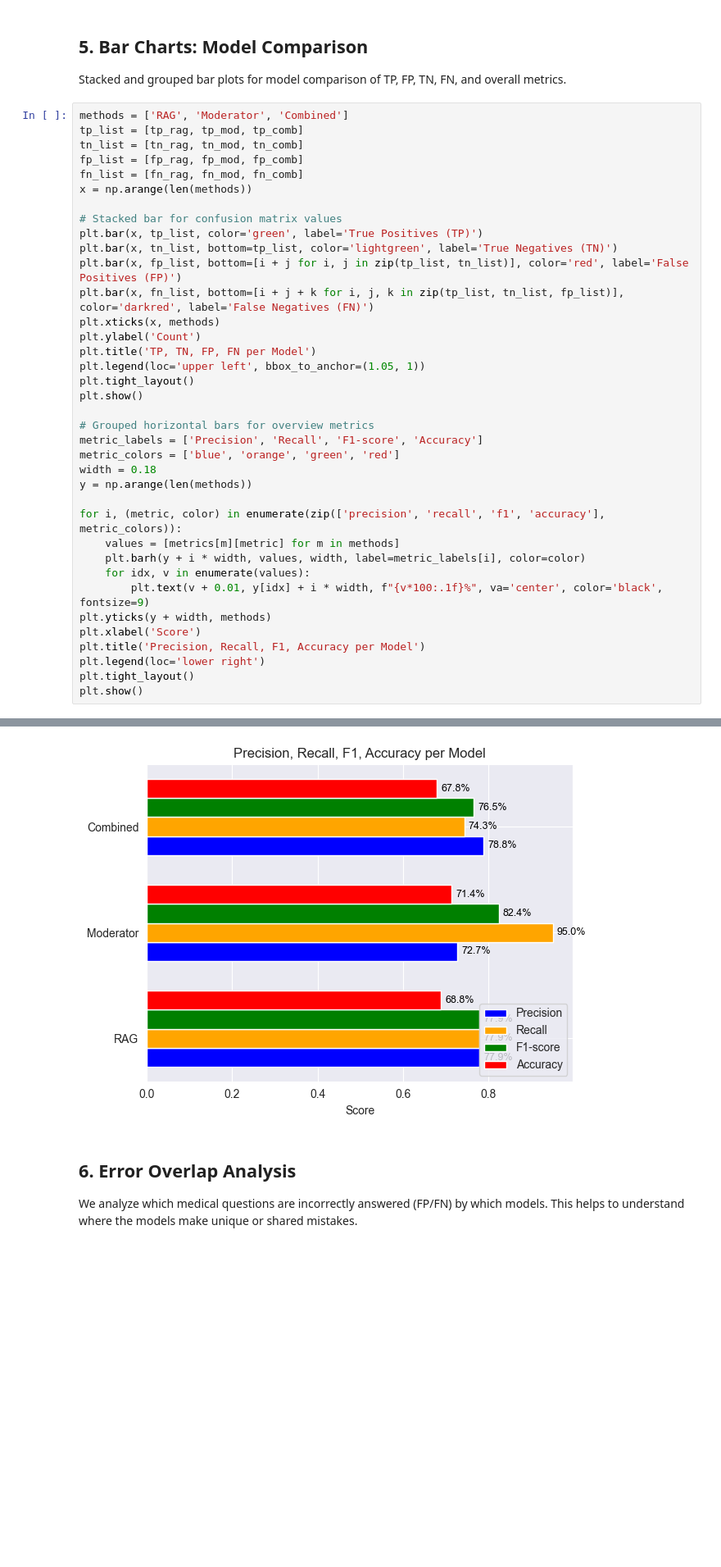
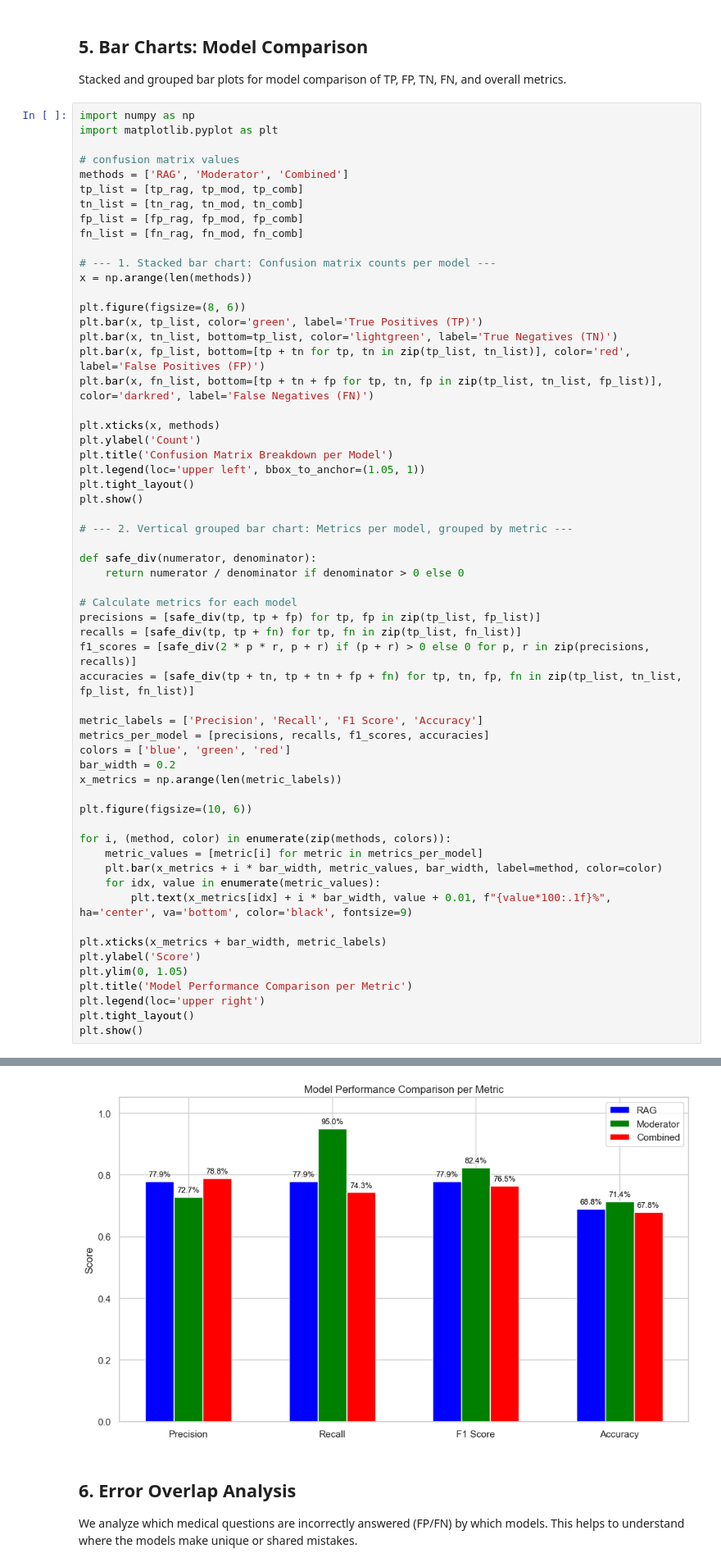
Before and after one commit to abroer/IM1312, a Jupyter notebook: experiment/data-analysis.ipynb, the cells around one changed output, grey strips where cells are left out. Shown at 82% size. Saved outputs shown, nothing was run; the diff lists cells and outputs as text; blank space fills up the shorter version.

Commit message:
Refactor and streamline data analysis notebook. Graph adjusted regarding Stacked and grouped bar plots for model comparison of TP, FP, TN, FN, and overall metrics.

```diff
--- a/experiment/data-analysis.ipynb
+++ b/experiment/data-analysis.ipynb
@@ -122,40 +122,62 @@ plot_confusion_matrix(tp_comb, tn_comb, fp_comb, fn_comb, "Combined")
 
 Stacked and grouped bar plots for model comparison of TP, FP, TN, FN, and overall metrics.
 # %%
+import numpy as np
+import matplotlib.pyplot as plt
+
+# confusion matrix values
 methods = ['RAG', 'Moderator', 'Combined']
 tp_list = [tp_rag, tp_mod, tp_comb]
 tn_list = [tn_rag, tn_mod, tn_comb]
 fp_list = [fp_rag, fp_mod, fp_comb]
 fn_list = [fn_rag, fn_mod, fn_comb]
+
+# --- 1. Stacked bar chart: Confusion matrix counts per model ---
 x = np.arange(len(methods))
 
-# Stacked bar for confusion matrix values
+plt.figure(figsize=(8, 6))
 plt.bar(x, tp_list, color='green', label='True Positives (TP)')
 plt.bar(x, tn_list, bottom=tp_list, color='lightgreen', label='True Negatives (TN)')
-plt.bar(x, fp_list, bottom=[i + j for i, j in zip(tp_list, tn_list)], color='red', label='False Positives (FP)')
-plt.bar(x, fn_list, bottom=[i + j + k for i, j, k in zip(tp_list, tn_list, fp_list)], color='darkred', label='False Negatives (FN)')
+plt.bar(x, fp_list, bottom=[tp + tn for tp, tn in zip(tp_list, tn_list)], color='red', label='False Positives (FP)')
+plt.bar(x, fn_list, bottom=[tp + tn + fp for tp, tn, fp in zip(tp_list, tn_list, fp_list)], color='darkred', label='False Negatives (FN)')
+
 plt.xticks(x, methods)
 plt.ylabel('Count')
-plt.title('TP, TN, FP, FN per Model')
+plt.title('Confusion Matrix Breakdown per Model')
 plt.legend(loc='upper left', bbox_to_anchor=(1.05, 1))
 plt.tight_layout()
 plt.show()
 
-# Grouped horizontal bars for overview metrics
-metric_labels = ['Precision', 'Recall', 'F1-score', 'Accuracy']
-metric_colors = ['blue', 'orange', 'green', 'red']
-width = 0.18
-y = np.arange(len(methods))
+# --- 2. Vertical grouped bar chart: Metrics per model, grouped by metric ---
 
-for i, (metric, color) in enumerate(zip(['precision', 'recall', 'f1', 'accuracy'], metric_colors)):
-    values = [metrics[m][metric] for m in methods]
-    plt.barh(y + i * width, values, width, label=metric_labels[i], color=color)
-    for idx, v in enumerate(values):
-        plt.text(v + 0.01, y[idx] + i * width, f"{v*100:.1f}%", va='center', color='black', fontsize=9)
-plt.yticks(y + width, methods)
-plt.xlabel('Score')
-plt.title('Precision, Recall, F1, Accuracy per Model')
-plt.legend(loc='lower right')
+def safe_div(numerator, denominator):
+    return numerator / denominator if denominator > 0 else 0
+
+# Calculate metrics for each model
+precisions = [safe_div(tp, tp + fp) for tp, fp in zip(tp_list, fp_list)]
+recalls = [safe_div(tp, tp + fn) for tp, fn in zip(tp_list, fn_list)]
+f1_scores = [safe_div(2 * p * r, p + r) if (p + r) > 0 else 0 for p, r in zip(precisions, recalls)]
+accuracies = [safe_div(tp + tn, tp + tn + fp + fn) for tp, tn, fp, fn in zip(tp_list, tn_list, fp_list, fn_list)]
+
+metric_labels = ['Precision', 'Recall', 'F1 Score', 'Accuracy']
+metrics_per_model = [precisions, recalls, f1_scores, accuracies]
+colors = ['blue', 'green', 'red']
+bar_width = 0.2
+x_metrics = np.arange(len(metric_labels))
+
+plt.figure(figsize=(10, 6))
+
+for i, (method, color) in enumerate(zip(methods, colors)):
+    metric_values = [metric[i] for metric in metrics_per_model]
+    plt.bar(x_metrics + i * bar_width, metric_values, bar_width, label=method, color=color)
+    for idx, value in enumerate(metric_values):
+        plt.text(x_metrics[idx] + i * bar_width, value + 0.01, f"{value*100:.1f}%", ha='center', va='bottom', color='black', fontsize=9)
+
+plt.xticks(x_metrics + bar_width, metric_labels)
+plt.ylabel('Score')
+plt.ylim(0, 1.05)
+plt.title('Model Performance Comparison per Metric')
+plt.legend(loc='upper right')
 plt.tight_layout()
 plt.show()
 # %% [output]
@@ -163,4 +185,4 @@ plt.show()
-[figure, old version]
+[figure, new version]
 # %% [markdown]
 ## 6. Error Overlap Analysis
 
```
Also changed, not shown: parts of 3 cells of this notebook.
